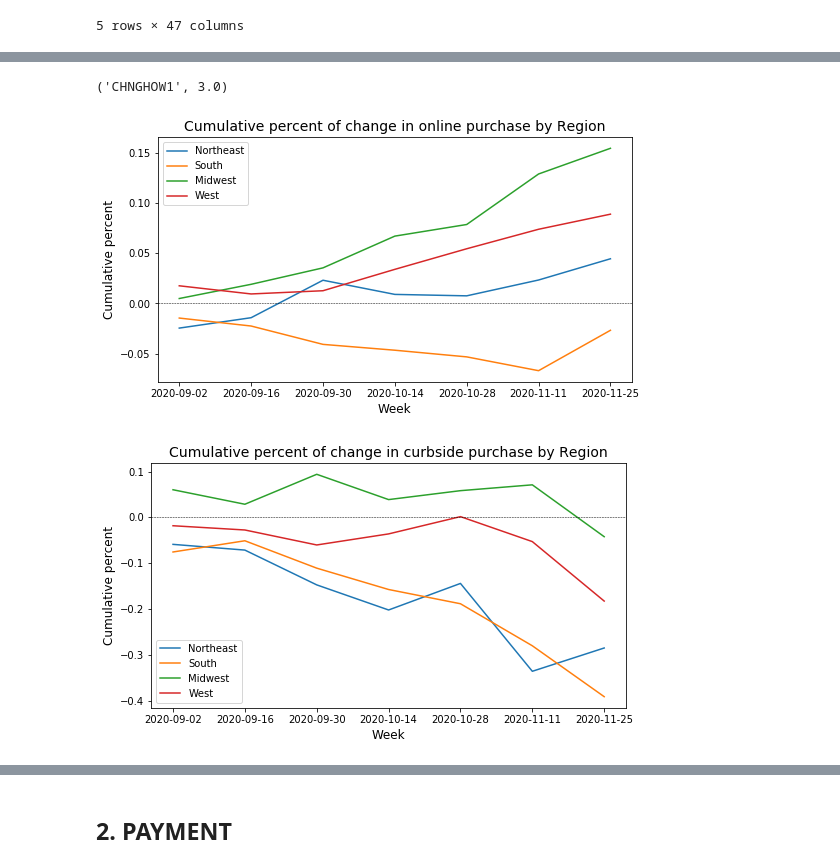
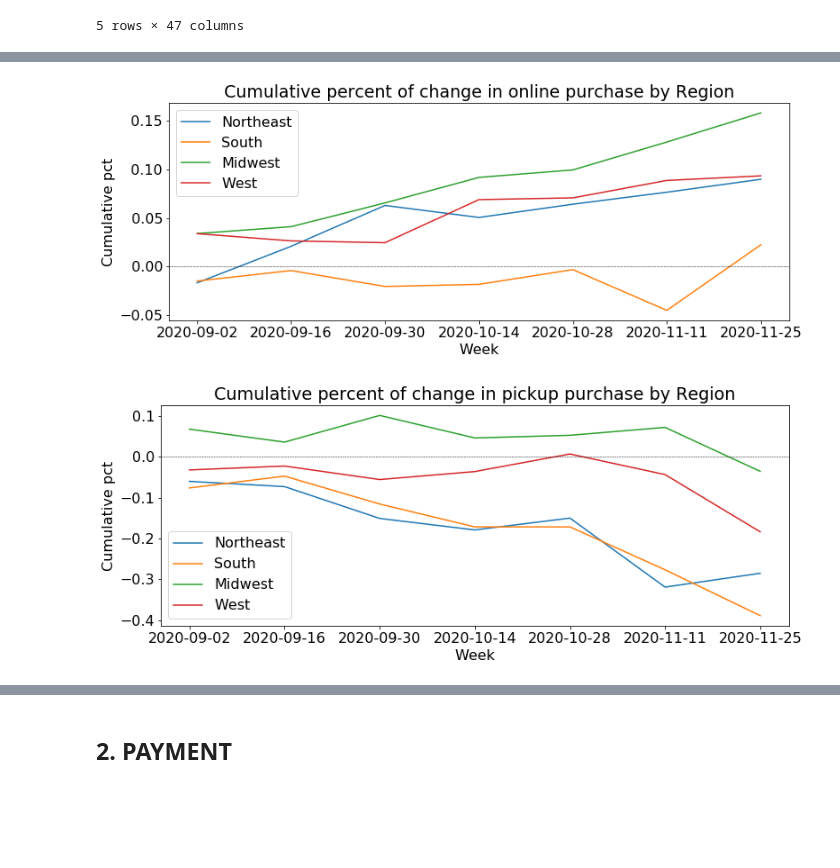
Before and after one commit to Daesparz/DS4A2020_Empowerment, a Jupyter notebook: exploratory_data_analysis/household_pulse_EDA.ipynb, the cells around one changed output, grey strips where cells are left out. Drawn from its saved outputs; the diff is of its cells as text; code cells hidden in the pictures; blank space fills up the shorter version.

```diff
--- a/exploratory_data_analysis/household_pulse_EDA.ipynb
+++ b/exploratory_data_analysis/household_pulse_EDA.ipynb
@@ -267,7 +279,8 @@ fig, ax = plt.subplots(figsize=(6.5, 6.5))
 _ = test.plot(kind='bar', stacked=True, ax=ax, width=0.8)
 _ = plt.xticks(np.arange(len(labels)), labels, rotation=0)
 _ = plt.legend(legend)
-_ = plt.title('Racial distribution by region', size=14)
-_ = plt.xlabel('Region', size=12)
-_ = plt.ylabel('Percent of population', size=12)
+_ = plt.rcParams.update({'font.size': 20})
+_ = plt.title('Racial distribution by region')
+_ = plt.xlabel('Region')
+_ = plt.ylabel('Pct of population')
 # %% [output]
@@ -546,6 +565,3 @@ df.head()
 | 3 | V130000001S37010645600123 | 13.0 | 1.0 | NaN | 2.0 | 1947.0 | 1.0 | 1.0 | 1.0 | 7.0 | ... |
 | 4 | V130000001S70011963510113 | 13.0 | 1.0 | NaN | 2.0 | 1968.0 | 2.0 | 1.0 | 2.0 | 6.0 | ... |
 5 rows × 47 columns
-# %%
-x = df.loc[:, ['CHNGHOW1', 'CHNGHOW2', 'CHNGHOW3']].idxmax(axis=1)
-df['PURCHASE'] = x
@@ -554 +568,3 @@ demographics = df.columns[0:14]
+# %%
+df['PURCHASE'] = df[['CHNGHOW1', 'CHNGHOW2', 'CHNGHOW3']].apply(lambda x: purchase_modality(x['CHNGHOW1'], x['CHNGHOW2'], x['CHNGHOW3']), axis=1)
 # %%
@@ -609,11 +606,13 @@ temp
 # %%
 #Cumulative percentage of change across the weeks by type of purchase modality
-fig, ax = plt.subplots(figsize=(8.5, 4.5))
-_ = sns.lineplot(y='CHNGHOW1', x='DATE_START', data=temp, label='Online')
-_ = sns.lineplot(y='CHNGHOW2', x='DATE_START', data=temp, label='Curbside pick-up')
-_ = sns.lineplot(y='CHNGHOW3', x='DATE_START', data=temp, label='In-store')
+fig, ax = plt.subplots(figsize=(12.5, 4.5))
+_ = sns.lineplot(y='In-store', x='DATE_START', data=temp, label='In-store')
+_ = sns.lineplot(y='Online', x='DATE_START', data=temp, label='Online')
+_ = sns.lineplot(y='Online + Pickup', x='DATE_START', data=temp, label='Online + Pickup')
+_ = sns.lineplot(y='Pickup', x='DATE_START', data=temp, label='Pickup')
 _ = plt.axhline(y=0, color='k', linestyle='--', lw=0.5)
-_ = plt.title('Cumulative percent of change by purchase modality', size=14)
-_ = plt.xlabel('Week', size=12)
-_ = plt.ylabel('Cumulative percent', size=12)
+_ = plt.title('Cumulative percent of change by purchase modality')
+_ = plt.rcParams.update({'font.size': 16})
+_ = plt.xlabel('Week')
+_ = plt.ylabel('Cumulative pct')
 # %% [output]
@@ -638,31 +624,30 @@ temp2
-# %%
-temp2.columns[3]
-# %% [output]
-('CHNGHOW1', 3.0)
 # %%
 #Cumulative percentage of change across the weeks by type of purchase modality
-fig, ax = plt.subplots(figsize=(8.5, 4.5))
-_ = sns.lineplot(y=temp2.columns[1], x='DATE_START', data=temp2, label='Northeast')
-_ = sns.lineplot(y=temp2.columns[2], x='DATE_START', data=temp2, label='South')
-_ = sns.lineplot(y=temp2.columns[3], x='DATE_START', data=temp2, label='Midwest')
-_ = sns.lineplot(y=temp2.columns[4], x='DATE_START', data=temp2, label='West')
+fig, ax = plt.subplots(figsize=(12.5, 4.5))
+_ = sns.lineplot(y=temp2.columns[5], x='DATE_START', data=temp2, label='Northeast')
+_ = sns.lineplot(y=temp2.columns[6], x='DATE_START', data=temp2, label='South')
+_ = sns.lineplot(y=temp2.columns[7], x='DATE_START', data=temp2, label='Midwest')
+_ = sns.lineplot(y=temp2.columns[8], x='DATE_START', data=temp2, label='West')
 
 _ = plt.axhline(y=0, color='k', linestyle='--', lw=0.5)
-_ = plt.title('Cumulative percent of change in online purchase by Region', size=14)
-_ = plt.xlabel('Week', size=12)
-_ = plt.ylabel('Cumulative percent', size=12)
+_ = plt.title('Cumulative percent of change in online purchase by Region')
+_ = plt.rcParams.update({'font.size': 16})
+_ = plt.xlabel('Week')
+_ = plt.ylabel('Cumulative pct')
 # %% [output]
-[figure, old version]
+[figure, new version]
 # %%
-fig, ax = plt.subplots(figsize=(8.5, 4.5))
-_ = sns.lineplot(y=temp2.columns[5], x='DATE_START', data=temp2, label='Northeast')
-_ = sns.lineplot(y=temp2.columns[6], x='DATE_START', data=temp2, label='South')
-_ = sns.lineplot(y=temp2.columns[7], x='DATE_START', data=temp2, label='Midwest')
-_ = sns.lineplot(y=temp2.columns[8], x='DATE_START', data=temp2, label='West')
+#Cumulative percentage of change across the weeks by type of purchase modality
+fig, ax = plt.subplots(figsize=(12.5, 4.5))
+_ = sns.lineplot(y=temp2.columns[13], x='DATE_START', data=temp2, label='Northeast')
+_ = sns.lineplot(y=temp2.columns[14], x='DATE_START', data=temp2, label='South')
+_ = sns.lineplot(y=temp2.columns[15], x='DATE_START', data=temp2, label='Midwest')
+_ = sns.lineplot(y=temp2.columns[16], x='DATE_START', data=temp2, label='West')
 
 _ = plt.axhline(y=0, color='k', linestyle='--', lw=0.5)
-_ = plt.title('Cumulative percent of change in curbside purchase by Region', size=14)
-_ = plt.xlabel('Week', size=12)
-_ = plt.ylabel('Cumulative percent', size=12)
+_ = plt.title('Cumulative percent of change in pickup purchase by Region')
+_ = plt.rcParams.update({'font.size': 16})
+_ = plt.xlabel('Week')
+_ = plt.ylabel('Cumulative pct')
 # %% [output]
-[figure, old version]
+[figure, new version]
```
Also changed, not shown: parts of 57 cells of this notebook.
